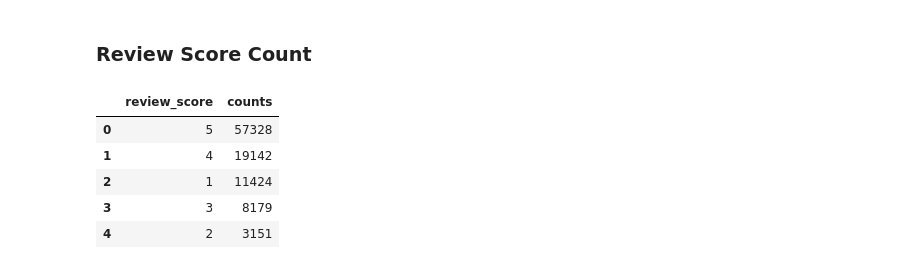
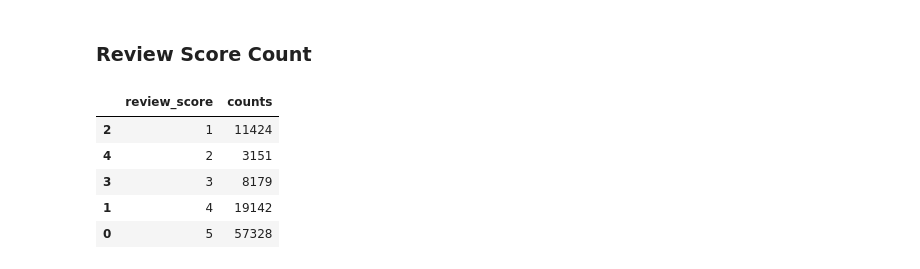
Before and after one commit to IqbalHaz/Perqara-DS-Skill-Assessment, a Jupyter notebook: basic_exploration/order_reviews_dataset.ipynb, the cells around one changed output. Drawn from its saved outputs; the diff is of its cells as text; code cells hidden in the pictures.

```diff
--- a/basic_exploration/order_reviews_dataset.ipynb
+++ b/basic_exploration/order_reviews_dataset.ipynb
@@ -6,7 +6,7 @@ import numpy as np
 import matplotlib.pyplot as plt
 import seaborn as sns
 # %%
-df = pd.read_csv('./datasets/order_reviews_dataset.csv')
+df = pd.read_csv('../datasets/order_reviews_dataset.csv')
 df
 # %% [output]
 |  | review_id | order_id | review_score | review_comment_title | review_comment_message | review_creation_date | ... |
@@ -68,11 +68,12 @@ df.describe(include=[object])
 # %% [markdown]
 ### Review Score Count
 # %%
-df.review_score.value_counts().reset_index(name='counts')
+review_count = df.review_score.value_counts().reset_index(name='counts').sort_values(by='review_score')
+review_count
 # %% [output]
 |  | review_score | counts |
+| 2 | 1 | 11424 |
+| 4 | 2 | 3151 |
+| 3 | 3 | 8179 |
+| 1 | 4 | 19142 |
 | 0 | 5 | 57328 |
-| 1 | 4 | 19142 |
-| 2 | 1 | 11424 |
-| 3 | 3 | 8179 |
-| 4 | 2 | 3151 |
```
Also changed, not shown: parts of 1 cell of this notebook, 2 other files.
